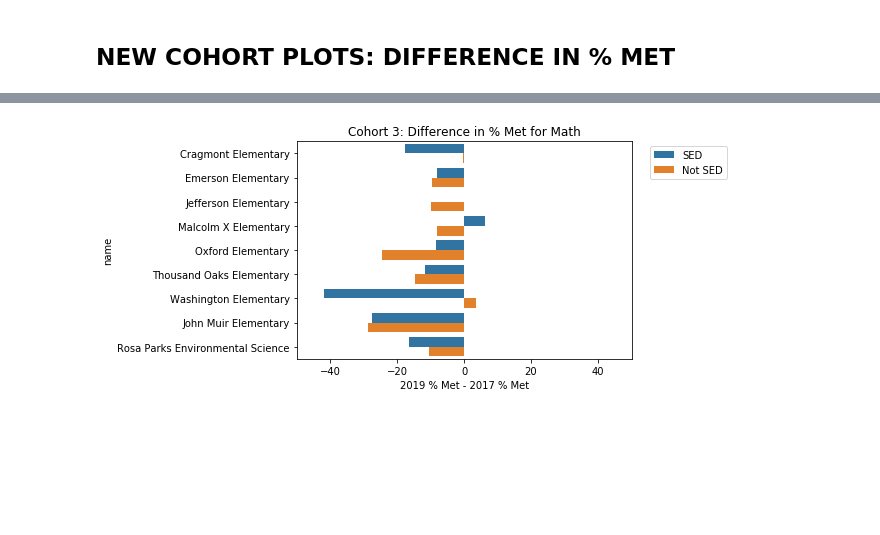
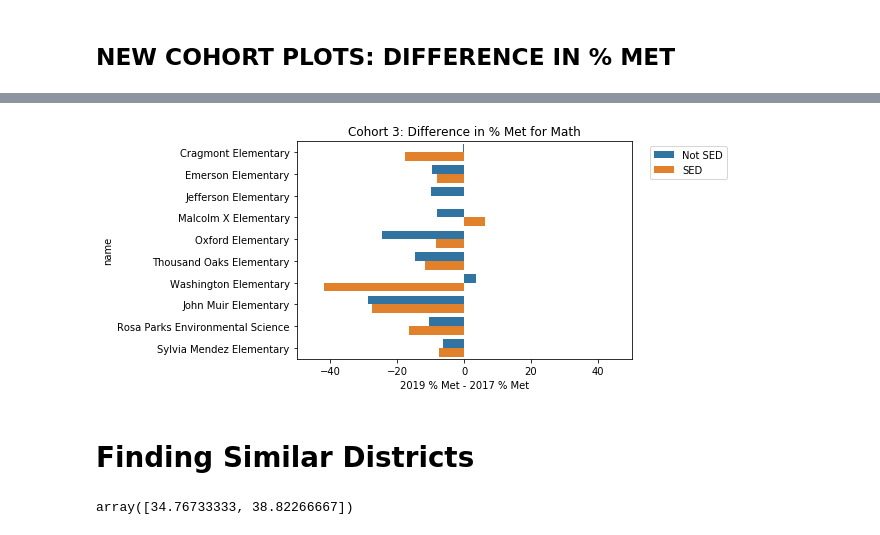
Before and after one commit to raujla/dsfall19, a Jupyter notebook: dsfall19_CAASP.ipynb, the cells around one changed output, grey strips where cells are left out. Cells and saved outputs as stored; diff of their text form; code cells hidden in the pictures; blank space fills up the shorter version.

```diff
--- a/dsfall19_CAASP.ipynb
+++ b/dsfall19_CAASP.ipynb
@@ -36,7 +36,7 @@ def tidy_data(df):
                     'Sylvia Mendez Elementary', 'Malcolm X Elementary',
                     'Longfellow Arts And Technology Middle', 'Oxford Elementary',
                     'Thousand Oaks Elementary', 'Washington Elementary',
-                    'John Muir Elementary', 'Berkeley Arts Magnet At Whittier']
+                    'John Muir Elementary', 'Berkeley Arts Magnet At Whittier', 'Leconte Elementary']
 
     new = df.loc[(df['Type Id'] == 7) & (df['School Name'].isin(keep_schools)), :].copy()
     new = new.replace('Rosa Parks Environmental Science Magnet', 'Rosa Parks Environmental Science')
@@ -51,6 +51,7 @@ def tidy_data(df):
     new['Met'] = pd.to_numeric(df['Percentage Standard Met and Above'], errors='coerce')
     new['Students Tested'] = pd.to_numeric(new['Students Tested'], errors='coerce')
     new['Mean Scale Score'] = pd.to_numeric(df['Mean Scale Score'], errors='coerce')
+    new['School Name'].replace({'Leconte Elementary': 'Sylvia Mendez Elementary'}, inplace=True)
 
     return new[keep_cols]
 # %%
@@ -413,7 +415,7 @@ for s in elem_names:
                  data = dat[(dat['Test Id'] == 1) & (dat['Subgroup ID'] == 111)], label="ELA, 111")
     sns.lineplot(x='Test Year', y='Met', ci=False,
                  data = dat[(dat['Test Id'] == 2) & (dat['Subgroup ID'] == 111)], label="Math, 111")
-    plt.title(f'Cohort 1 for {s}')
+    plt.title(f'Cohort 2 for {s}')
     plt.ylabel("% Standard Met/Exceeded")
     plt.xticks([2016, 2017, 2018])
     plt.ylim(0, 100)
@@ -882,7 +884,7 @@ plt.title("2018: % Met for Math vs. % Non-White Staff");
 elem_names = ['Cragmont Elementary','Emerson Elementary',
         'Jefferson Elementary','Malcolm X Elementary',
         'Oxford Elementary', 'Thousand Oaks Elementary', 'Washington Elementary',
-        'John Muir Elementary', 'Rosa Parks Environmental Science']
+        'John Muir Elementary', 'Rosa Parks Environmental Science', 'Sylvia Mendez Elementary']
 
 # ECONOMICALLY DISADVANTAGED VS. NOT STUDENTS
 elem3 = df.loc[(df['School Name'].isin(elem_names)) &
@@ -912,6 +914,11 @@ for s in elem_names:
 # %% [markdown]
 ## NEW COHORT PLOTS: DIFFERENCE IN % MET
 # %%
+elem_names = ['Cragmont Elementary','Emerson Elementary',
+        'Jefferson Elementary','Malcolm X Elementary',
+        'Oxford Elementary', 'Thousand Oaks Elementary', 'Washington Elementary',
+        'John Muir Elementary', 'Rosa Parks Environmental Science', 'Sylvia Mendez Elementary']
+
 # select subgroups later
 elem_sub = df.loc[(df['School Name'].isin(elem_names)) & (df['Grade'].isin([3,4,5])), :]
 
@@ -1054,25 +1061,25 @@ ch3_diff_ela_gp1, ch3_diff_math_gp1 = [], []
 ch3_diff_ela_gp2, ch3_diff_math_gp2 = [], []
 
 for s in elem_names:
-    ## SED students
-    f_ela_gp1 = ch3.loc[(ch3['Test Year'] == 2017) & (ch3['Test Id'] == 1) & (ch3['School Name'] == s) & (ch3['Subgroup ID']==31),
+    ## non-SED students
+    f_ela_gp1 = ch3.loc[(ch3['Test Year'] == 2017) & (ch3['Test Id'] == 1) & (ch3['School Name'] == s) & (ch3['Subgroup ID']==111),
                     'Met']
-    t_ela_gp1 = ch3.loc[(ch3['Test Year'] == 2019) & (ch3['Test Id'] == 1) & (ch3['School Name'] == s) & (ch3['Subgroup ID']==31),
+    t_ela_gp1 = ch3.loc[(ch3['Test Year'] == 2019) & (ch3['Test Id'] == 1) & (ch3['School Name'] == s) & (ch3['Subgroup ID']==111),
                     'Met']
 
-    f_math_gp1 = ch3.loc[(ch3['Test Year'] == 2017) & (ch3['Test Id'] == 2) & (ch3['School Name'] == s) & (ch3['Subgroup ID']==31),
+    f_math_gp1 = ch3.loc[(ch3['Test Year'] == 2017) & (ch3['Test Id'] == 2) & (ch3['School Name'] == s) & (ch3['Subgroup ID']==111),
                      'Met']
-    t_math_gp1 = ch3.loc[(ch3['Test Year'] == 2019) & (ch3['Test Id'] == 2) & (ch3['School Name'] == s) & (ch3['Subgroup ID']==31),
+    t_math_gp1 = ch3.loc[(ch3['Test Year'] == 2019) & (ch3['Test Id'] == 2) & (ch3['School Name'] == s) & (ch3['Subgroup ID']==111),
                      'Met']
 
-    ## non-SED students
-    f_ela_gp2 = ch3.loc[(ch3['Test Year'] == 2017) & (ch3['Test Id'] == 1) & (ch3['School Name'] == s) & (ch3['Subgroup ID']==111),
+    ## SED students
+    f_ela_gp2 = ch3.loc[(ch3['Test Year'] == 2017) & (ch3['Test Id'] == 1) & (ch3['School Name'] == s) & (ch3['Subgroup ID']==31),
                     'Met']
-    t_ela_gp2 = ch3.loc[(ch3['Test Year'] == 2019) & (ch3['Test Id'] == 1) & (ch3['School Name'] == s) & (ch3['Subgroup ID']==111),
+    t_ela_gp2 = ch3.loc[(ch3['Test Year'] == 2019) & (ch3['Test Id'] == 1) & (ch3['School Name'] == s) & (ch3['Subgroup ID']==31),
                     'Met']
-    f_math_gp2 = ch3.loc[(ch3['Test Year'] == 2017) & (ch3['Test Id'] == 2) & (ch3['School Name'] == s) & (ch3['Subgroup ID']==111),
+    f_math_gp2 = ch3.loc[(ch3['Test Year'] == 2017) & (ch3['Test Id'] == 2) & (ch3['School Name'] == s) & (ch3['Subgroup ID']==31),
                      'Met']
-    t_math_gp2 = ch3.loc[(ch3['Test Year'] == 2019) & (ch3['Test Id'] == 2) & (ch3['School Name'] == s) & (ch3['Subgroup ID']==111),
+    t_math_gp2 = ch3.loc[(ch3['Test Year'] == 2019) & (ch3['Test Id'] == 2) & (ch3['School Name'] == s) & (ch3['Subgroup ID']==31),
                      'Met']
 
     # store differences
@@ -1089,11 +1096,11 @@ for s in elem_names:
 
 # create 2 dataframes for ela and math
 ela = pd.DataFrame({'difference': ch3_diff_ela_gp1 + ch3_diff_ela_gp2,
-                   'subgroup': (["SED"] * 9) + (["Not SED"] * 9),
+                   'subgroup': (["Not SED"] * 10) + (["SED"] * 10),
                    'name': elem_names * 2})
 
 math = pd.DataFrame({'difference': ch3_diff_math_gp1 + ch3_diff_math_gp2,
-                   'subgroup': (["SED"] * 9) + (["Not SED"] * 9),
+                   'subgroup': (["Not SED"] * 10) + (["SED"] * 10),
                    'name': elem_names * 2})
 
 sns.barplot(x='difference', y='name', hue='subgroup', data=ela)
@@ -1114 +1121,3 @@ plt.title("Cohort 3: Difference in % Met for Math");
-[figure, old version]
+[figure, new version]
+# %% [markdown]
+# Finding Similar Districts
@@ -1114,0 +1146,5 @@ plt.title("Cohort 3: Difference in % Met for Math");
+# %%
+state_means = state_df[state_df['Grade'] == 13].groupby(['District Name', 'Test Id']).mean()
+state_means[state_means['District Code'] == 61143.0]['Not Met'].values
+# %% [output]
+array([34.76733333, 38.82266667])
```
Also changed, not shown: parts of 12 cells of this notebook.
